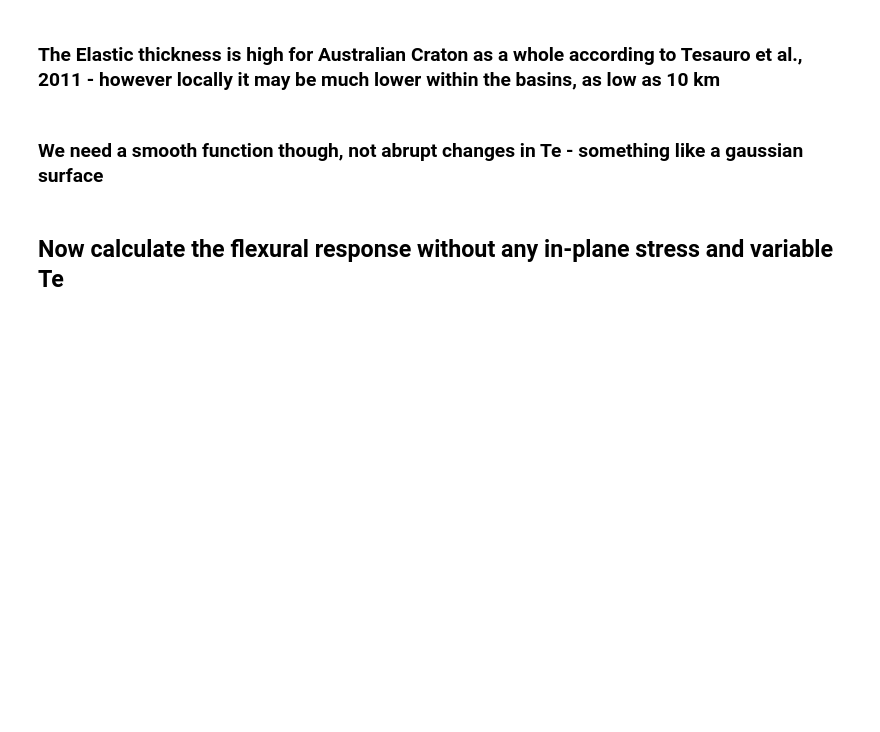
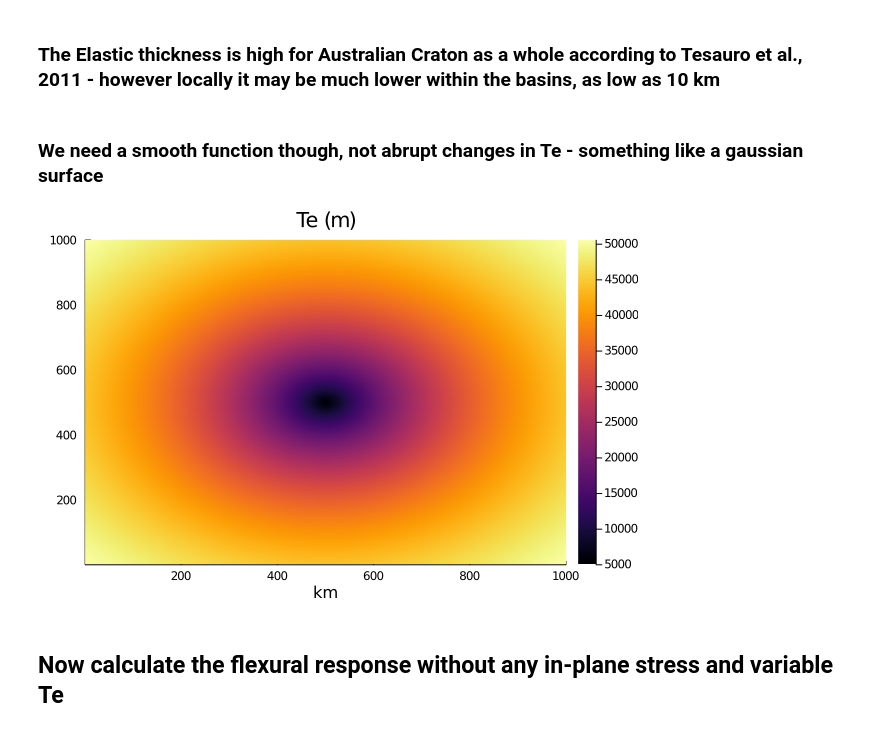
Before and after one commit to ruetg/IsoFlex, a Jupyter notebook: Aus_iso.ipynb, the cells around one changed output. Cells and saved outputs as stored; diff of their text form; code cells hidden in the pictures; blank space fills up the shorter version.

```diff
--- a/Aus_iso.ipynb
+++ b/Aus_iso.ipynb
@@ -74,7 +80,9 @@ for i = 1:1000
     end
 end
 # %%
-heatmap(Te,xlabel="km",title="Te (m)")
+heatmap(Te,xlabel="km",title="Te (m)",fmt = :png)
+# %% [output]
+[figure, added]
 # %% [markdown]
 ## Now calculate the flexural response without any in-plane stress and variable Te
 # %%
```
Also changed, not shown: parts of 7 cells of this notebook, 1 other file.
